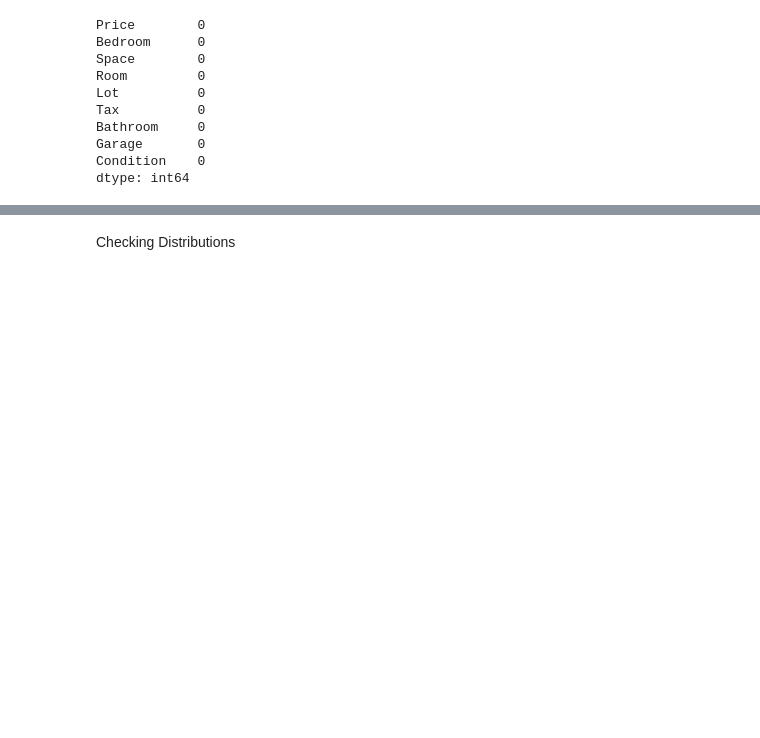
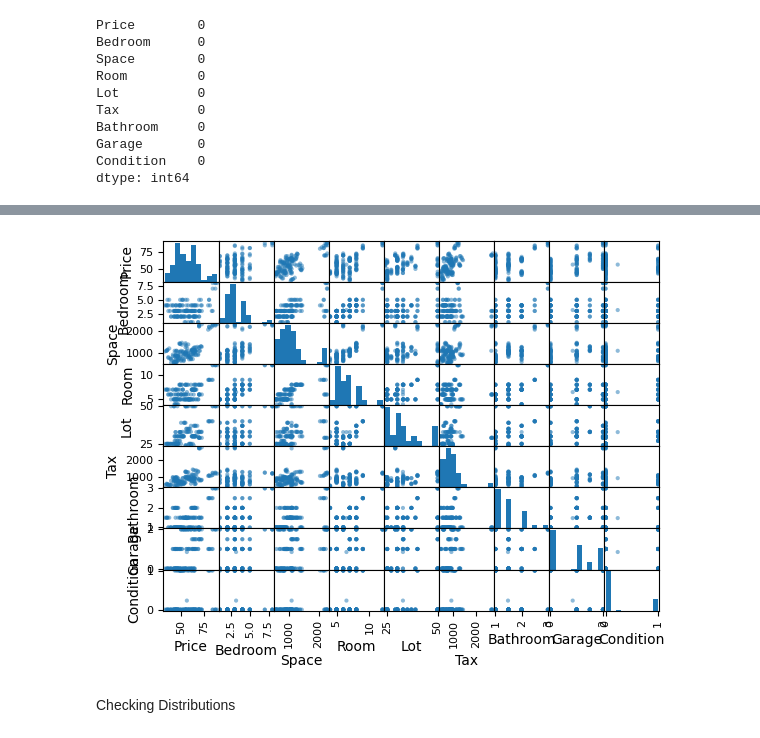
Before and after one commit to tenochca/linearregression_houseprice, a Jupyter notebook: regression.ipynb, the cells around one changed output, grey strips where cells are left out. Drawn from its saved outputs; the diff is of its cells as text; code cells hidden in the pictures; blank space fills up the shorter version.

Commit message:
added scatter matrix

```diff
--- a/regression.ipynb
+++ b/regression.ipynb
@@ -90,6 +90,12 @@ df_house_price.corr()
 | Bathroom | 0.538485 | 0.546929 | 0.567528 | 0.687434 | 0.387924 | -0.019595 | 1.000000 | 0.264371 | -0.066534 |
 | Garage | 0.553105 | 0.177596 | 0.382232 | 0.300106 | 0.161835 | 0.375961 | 0.264371 | 1.000000 | 0.104565 |
 | Condition | 0.079336 | -0.090582 | 0.080498 | 0.054667 | -0.055720 | -0.144192 | -0.066534 | 0.104565 | 1.000000 |
+# %%
+from pandas.plotting import scatter_matrix
+scatter_matrix(df_house_price)
+plt.show()
+# %% [output]
+[figure, added]
 # %% [markdown]
 Checking Distributions
 # %%
```
